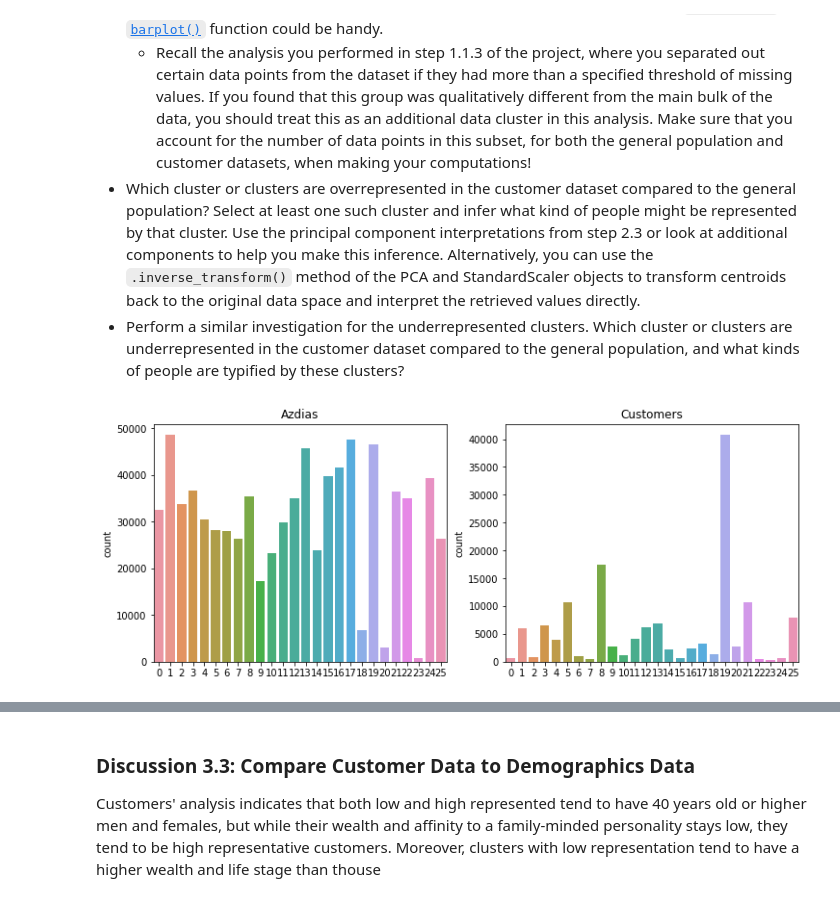
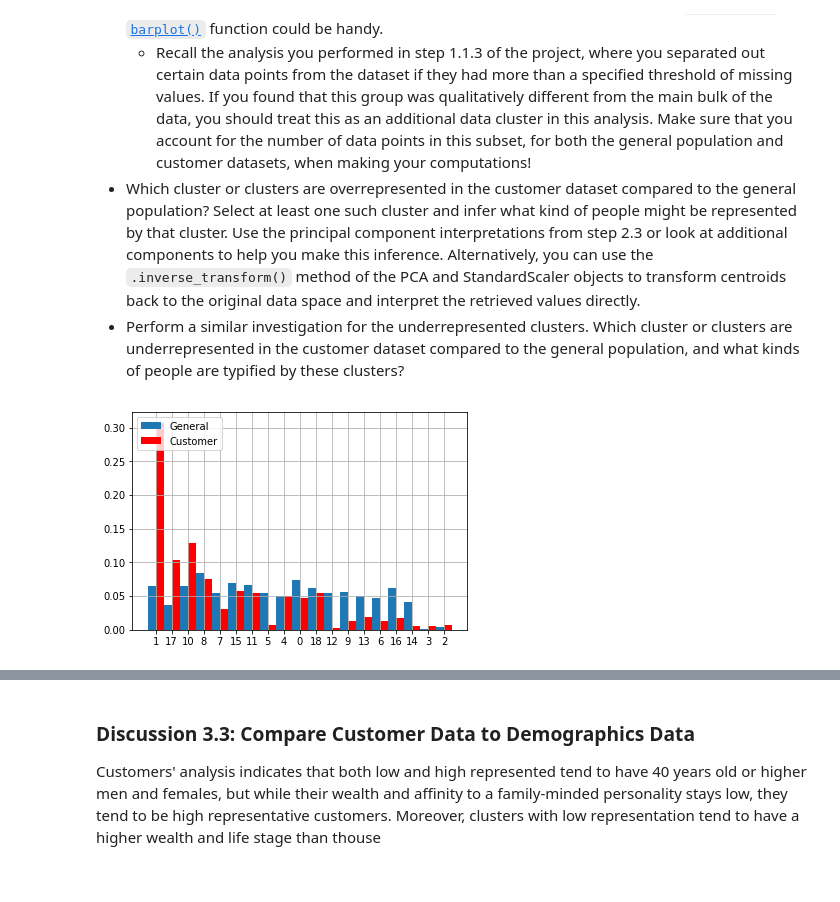
Before and after one commit to ManuelMendozaa/identify_customer_segments, a Jupyter notebook: Identify_Customer_Segments.ipynb, the cells around one changed output, grey strips where cells are left out. Cells and saved outputs as stored; diff of their text form; code cells hidden in the pictures.

```diff
--- a/Identify_Customer_Segments.ipynb
+++ b/Identify_Customer_Segments.ipynb
@@ -934,25 +931,34 @@ Take a look at the following points in this step:
   - Recall the analysis you performed in step 1.1.3 of the project, where you separated out certain data points from the dataset if they had more than a specified threshold of missing values. If you found that this group was qualitatively different from the main bulk of the data, you should treat this as an additional data cluster in this analysis. Make sure that you account for the number of data points in this subset, for both the general population and customer datasets, when making your computations!
 - Which cluster or clusters are overrepresented in the customer dataset compared to the general population? Select at least one such cluster and infer what kind of people might be represented by that cluster. Use the principal component interpretations from step 2.3 or look at additional components to help you make this inference. Alternatively, you can use the `.inverse_transform()` method of the PCA and StandardScaler objects to transform centroids back to the original data space and interpret the retrieved values directly.
 - Perform a similar investigation for the underrepresented clusters. Which cluster or clusters are underrepresented in the customer dataset compared to the general population, and what kinds of people are typified by these clusters?
-# %%
-# Compare the proportion of data in each cluster for the customer data to the
-# proportion of data in each cluster for the general population.
-
-fig = plt.figure(10, figsize=(12,10))
-
-# 1st dataset
-ax1 = fig.add_subplot(221)
-ax1.title.set_text('Azdias')
-sns.countplot(pred)
-
-# 2nd dataset
-ax2 = fig.add_subplot(222)
-ax2.title.set_text('Customers')
-sns.countplot(customers_pred)
-
-plt.show()
-# %% [output]
-[figure, removed]
+# %%
+from collections import Counter
+
+# The functions code comes from https://knowledge.udacity.com/questions/905904
+def get_proportions(predictions):
+    labels, values = zip(*Counter(predictions).items())
+    v = list(values)
+    v[:] = [x / len(predictions) for x in v]
+    indexes = np.arange(len(labels))
+
+    return v, indexes, labels
+# %%
+# generating proportion for the customer clusters.
+v_customers, indexes_customers, labels = get_proportions(customers_pred)
+
+# generating proportion for the azdias clusters.
+v_genera, indexes_general, _ = get_proportions(pred)
+
+# configuring the graph
+width = .5
+plt.bar(indexes_general, v_genera, width ,label='General')
+plt.bar(indexes + width, v_customers, width,  color='r' , label='Customer')
+plt.xticks(indexes + width * 0.5, labels)
+plt.legend(loc='upper left')
+plt.grid()
+plt.show()
+# %% [output]
+[figure, added]
 # %%
 # What kinds of people are part of a cluster that is overrepresented in the
 # customer data compared to the general population?
```
Also changed, not shown: parts of 6 cells of this notebook, 1 other file.
